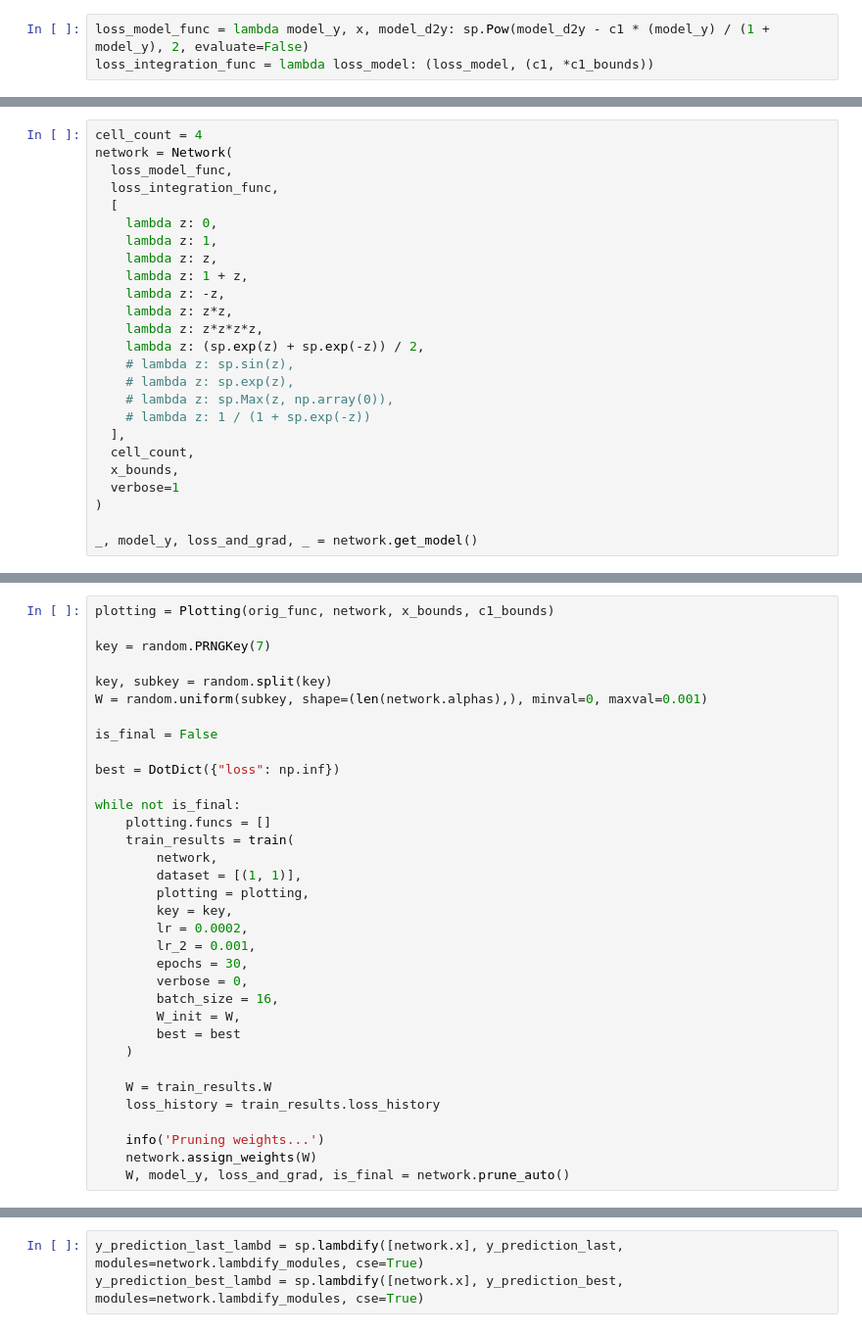
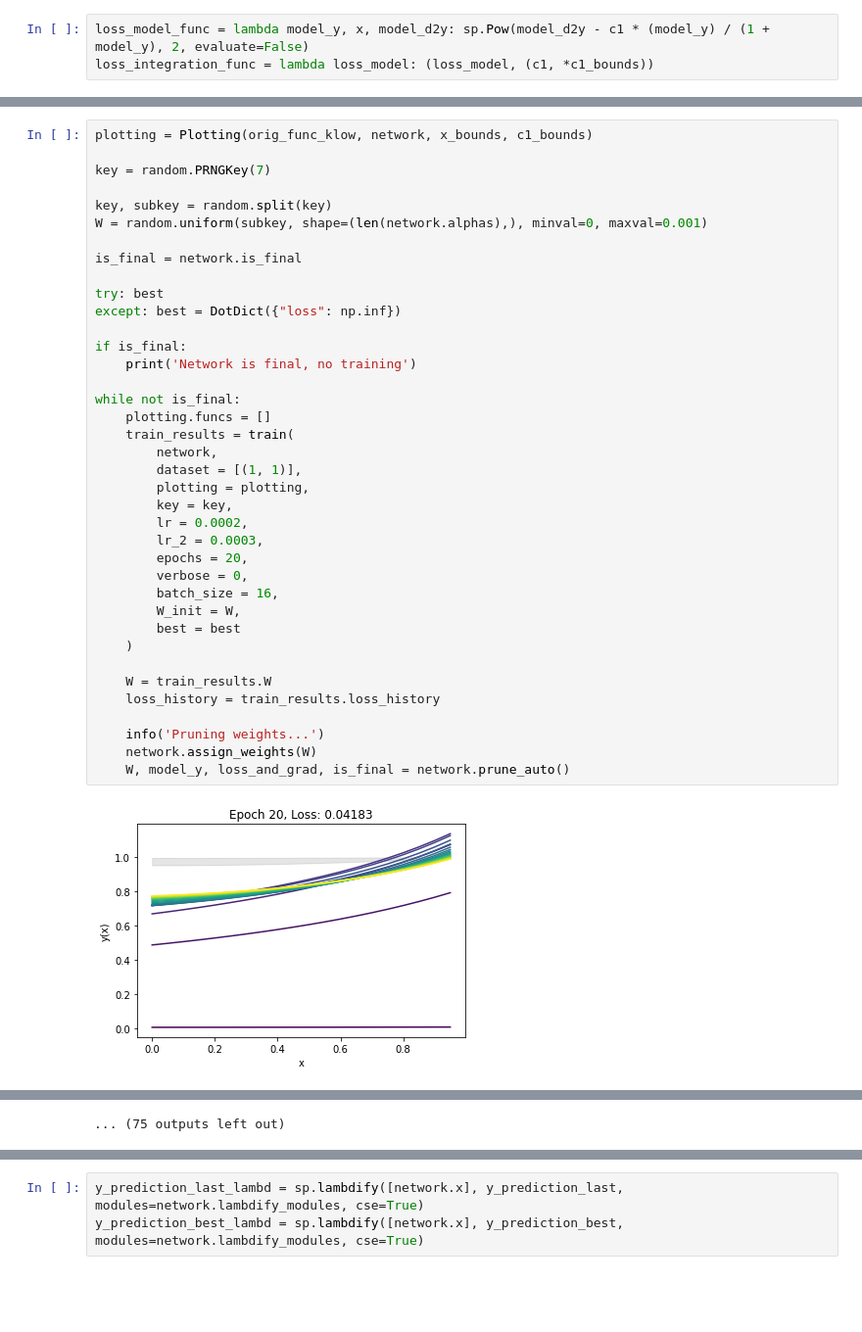
Before and after one commit to PauliusSasnauskas/sasde, a Jupyter notebook: main.ipynb, the cells around one changed output, grey strips where cells are left out. Shown at 98% size. Cells and saved outputs as stored; diff of their text form; blank space fills up the shorter version.

```diff
--- a/main.ipynb
+++ b/main.ipynb
@@ -63,25 +89,0 @@ def orig_func(x, c2):
-# %%
-cell_count = 4
-network = Network(
-  loss_model_func,
-  loss_integration_func,
-  [
-    lambda z: 0,
-    lambda z: 1,
-    lambda z: z,
-    lambda z: 1 + z,
-    lambda z: -z,
-    lambda z: z*z,
-    lambda z: z*z*z*z,
-    lambda z: (sp.exp(z) + sp.exp(-z)) / 2,
-    # lambda z: sp.sin(z),
-    # lambda z: sp.exp(z),
-    # lambda z: sp.Max(z, np.array(0)),
-    # lambda z: 1 / (1 + sp.exp(-z))
-  ],
-  cell_count,
-  x_bounds,
-  verbose=1
-)
-
-_, model_y, loss_and_grad, _ = network.get_model()
@@ -97,35 +90,40 @@ _, model_y, loss_and_grad, _ = network.get_model()
 # %%
-plotting = Plotting(orig_func, network, x_bounds, c1_bounds)
+plotting = Plotting(orig_func_klow, network, x_bounds, c1_bounds)
 
 key = random.PRNGKey(7)
 
 key, subkey = random.split(key)
 W = random.uniform(subkey, shape=(len(network.alphas),), minval=0, maxval=0.001)
 
-is_final = False
+is_final = network.is_final
 
-best = DotDict({"loss": np.inf})
+try: best
+except: best = DotDict({"loss": np.inf})
+
+if is_final:
+    print('Network is final, no training')
 
 while not is_final:
     plotting.funcs = []
     train_results = train(
         network,
         dataset = [(1, 1)],
         plotting = plotting,
         key = key,
         lr = 0.0002,
-        lr_2 = 0.001,
-        epochs = 30,
+        lr_2 = 0.0003,
+        epochs = 20,
         verbose = 0,
         batch_size = 16,
         W_init = W,
         best = best
     )
 
     W = train_results.W
     loss_history = train_results.loss_history
 
     info('Pruning weights...')
     network.assign_weights(W)
     W, model_y, loss_and_grad, is_final = network.prune_auto()
 # %% [output]
+[figure, added]
@@ -132,0 +183 @@ KeyError: ('W',)
+... (75 outputs left out)
```
Also changed, not shown: parts of 18 cells of this notebook, 3 other files.
